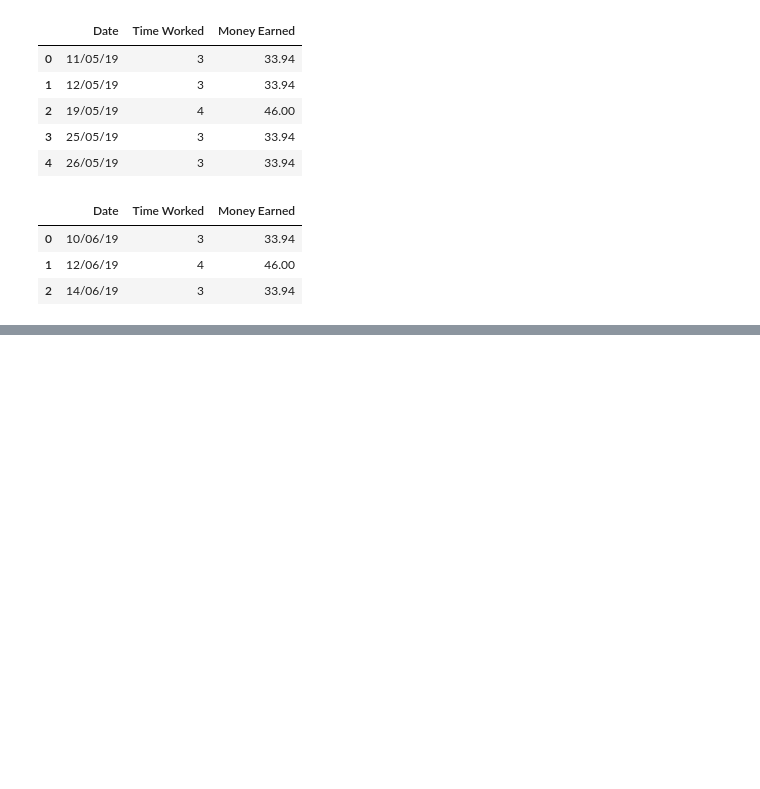
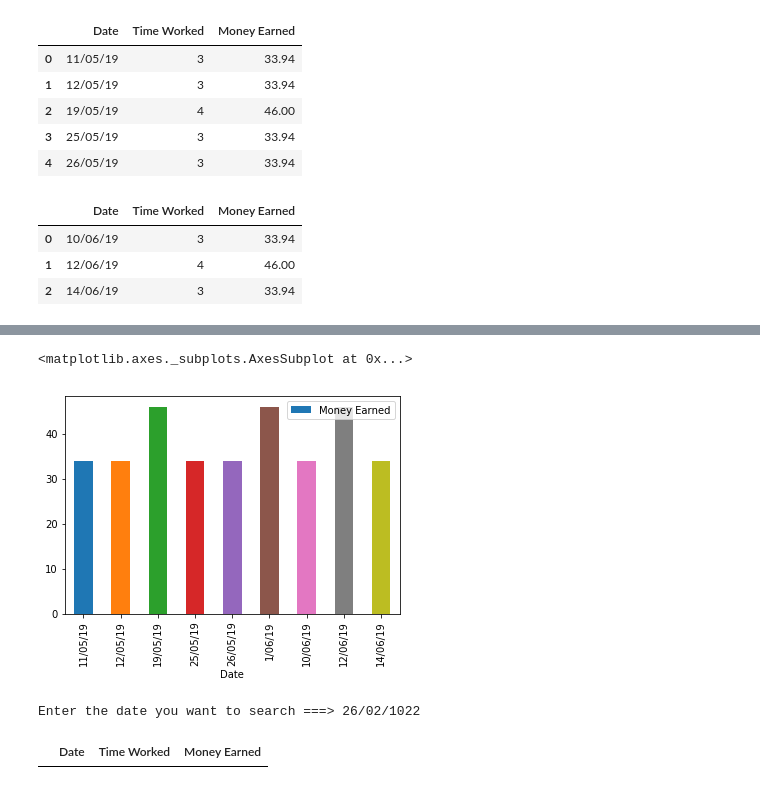
Before and after one commit to joonaspp/learning-library-python, a Jupyter notebook: learning_python_pandas.ipynb, the cells around one changed output, grey strips where cells are left out. Cells and saved outputs as stored; diff of their text form; code cells hidden in the pictures; blank space fills up the shorter version.

```diff
--- a/learning_python_pandas.ipynb
+++ b/learning_python_pandas.ipynb
@@ -55,0 +64,13 @@ df
+# %%
+#Plotando um gráfico de barra
+df.plot(x ='Date', y='Money Earned', kind = 'bar')
+# %% [output]
+<matplotlib.axes._subplots.AxesSubplot at 0x...>
+[figure, added]
+# %%
+#Incluindo campo de busca
+date = input("Enter the date you want to search ===> ")
+df[df['Date'].str.contains(date)]
+# %% [output]
+Enter the date you want to search ===> 26/02/1022
+|  | Date | Time Worked | Money Earned |
```
Also changed, not shown: parts of 6 cells of this notebook.
